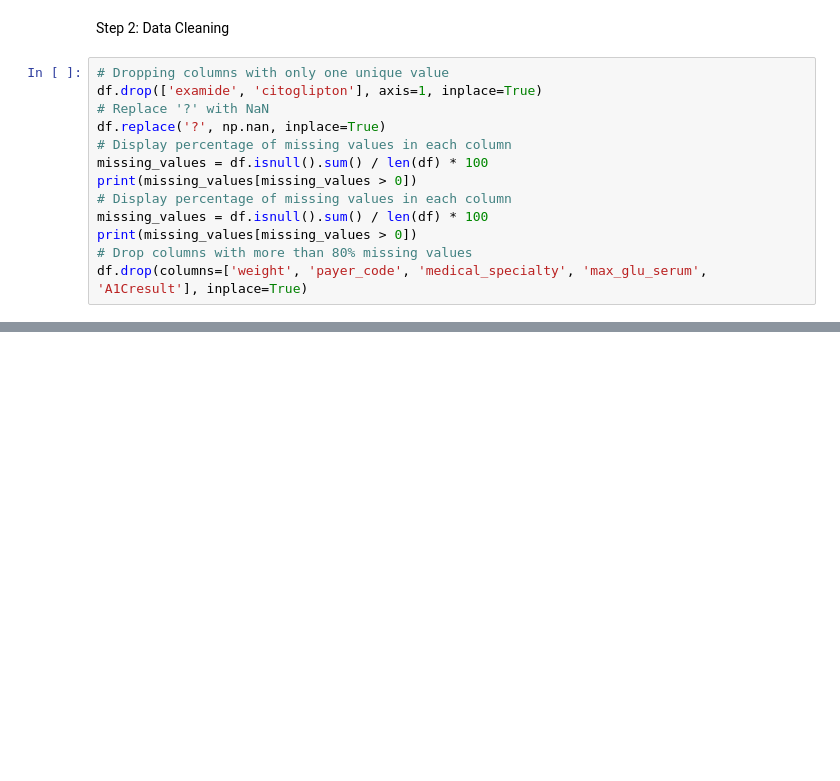
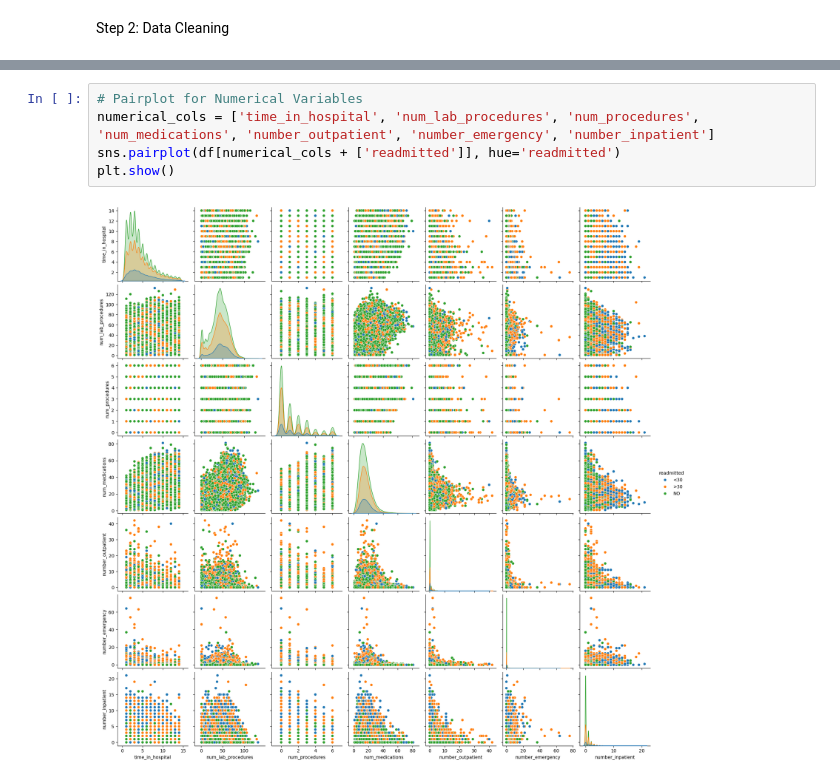
Before and after one commit to madokahazemi/diabetes-readmission-prediction, a Jupyter notebook: code/diabetes-readmission-prediction.ipynb, the cells around one changed output, grey strips where cells are left out. Cells and saved outputs as stored; diff of their text form; blank space fills up the shorter version.

```diff
--- a/code/diabetes-readmission-prediction.ipynb
+++ b/code/diabetes-readmission-prediction.ipynb
@@ -21,15 +51,2 @@ df.describe(include='all')
 # %% [markdown]
 Step 2: Data Cleaning
-# %%
-# Dropping columns with only one unique value
-df.drop(['examide', 'citoglipton'], axis=1, inplace=True)
-# Replace '?' with NaN
-df.replace('?', np.nan, inplace=True)
-# Display percentage of missing values in each column
-missing_values = df.isnull().sum() / len(df) * 100
-print(missing_values[missing_values > 0])
-# Display percentage of missing values in each column
-missing_values = df.isnull().sum() / len(df) * 100
-print(missing_values[missing_values > 0])
-# Drop columns with more than 80% missing values
-df.drop(columns=['weight', 'payer_code', 'medical_specialty', 'max_glu_serum', 'A1Cresult'], inplace=True)
@@ -35,0 +282,7 @@ df.drop(columns=['weight', 'payer_code', 'medical_specialty', 'max_glu_serum', '
+# %%
+# Pairplot for Numerical Variables
+numerical_cols = ['time_in_hospital', 'num_lab_procedures', 'num_procedures', 'num_medications', 'number_outpatient', 'number_emergency', 'number_inpatient']
+sns.pairplot(df[numerical_cols + ['readmitted']], hue='readmitted')
+plt.show()
+# %% [output]
+[figure, added]
```
Also changed, not shown: parts of 6 cells of this notebook.
